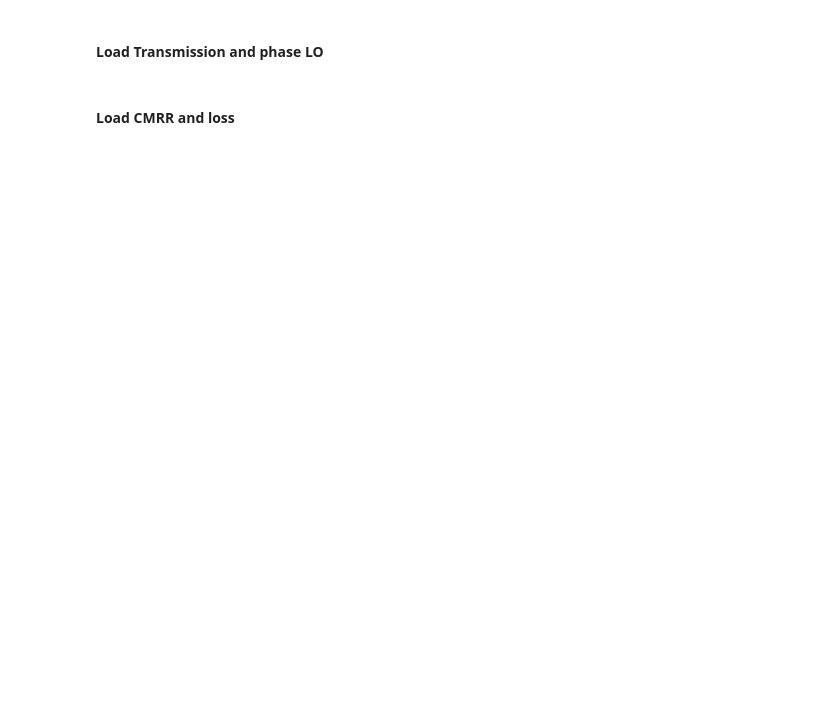
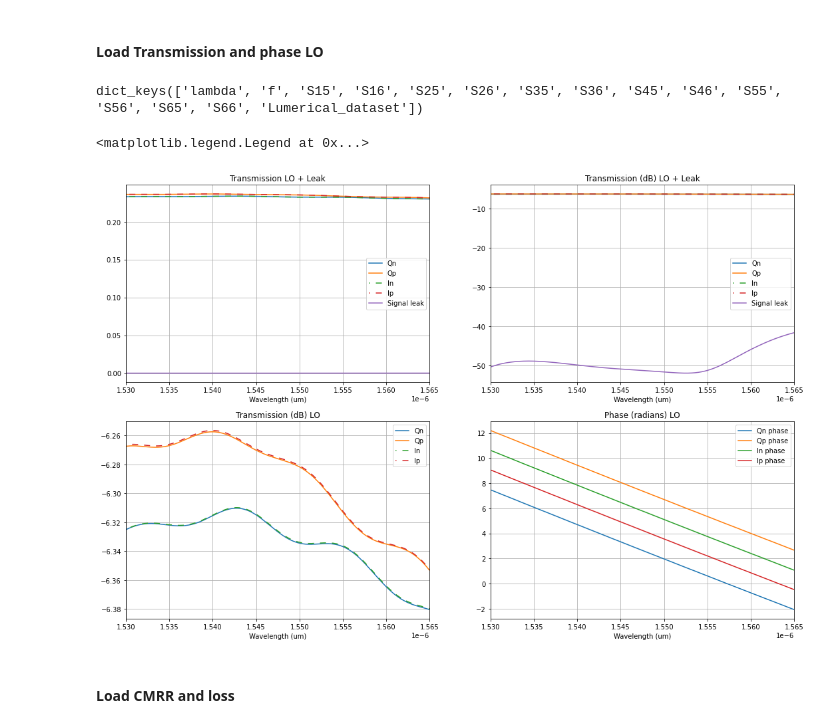
Before and after one commit to CaioRodrigues200/Photonics-training, a Jupyter notebook: Projects/Optical_Hybrid/SimulationFiles/HybridAssembly.ipynb, the cells around one changed output. Cells and saved outputs as stored; diff of their text form; code cells hidden in the pictures; blank space fills up the shorter version.

```diff
--- a/Projects/Optical_Hybrid/SimulationFiles/HybridAssembly.ipynb
+++ b/Projects/Optical_Hybrid/SimulationFiles/HybridAssembly.ipynb
@@ -499,42 +503,46 @@ ax[0][0].plot(S['lambda'],np.abs(SPort2)**2, label='Qp')
 ax[0][0].plot(S['lambda'],np.abs(SPort3)**2, linestyle=(5, (6, 6)), label='In')
 ax[0][0].plot(S['lambda'],np.abs(SPort4)**2, linestyle=(5, (6, 6)), label='Ip')
 ax[0][0].plot(S['lambda'],np.abs(SPort5)**2, label='Signal leak')
-ax[0][0].set_title('Transmission LO')
+ax[0][0].set_title('Transmission LO + Leak')
 ax[0][0].set_xlabel('Wavelength (um)')
 ax[0][0].set_xlim(wavelim)
 ax[0][0].grid(True)
 ax[0][0].legend()
 
-ax[0][1].plot(S['lambda'],hyb.unwrap(np.angle(SPort1,deg=True)) - hyb.unwrap(np.angle(SPort4,deg=True)), label='Qn - Ip')
-ax[0][1].plot(S['lambda'],hyb.unwrap(np.angle(SPort2,deg=True)) - hyb.unwrap(np.angle(SPort1,deg=True)), label='Qp - Qn')
-ax[0][1].plot(S['lambda'],hyb.unwrap(np.angle(SPort3,deg=True)) - hyb.unwrap(np.angle(SPort2,deg=True)), label='In - Qp')
-ax[0][1].plot(S['lambda'],-hyb.unwrap(np.angle(SPort4,deg=True)) + hyb.unwrap(np.angle(SPort3,deg=True)), label='Ip - In')
-ax[0][1].set_title('Phase (degrees) LO')
+ax[0][1].plot(S['lambda'],10*np.log10(np.abs(SPort1)**2), label='Qn')
+ax[0][1].plot(S['lambda'],10*np.log10(np.abs(SPort2)**2), label='Qp')
+ax[0][1].plot(S['lambda'],10*np.log10(np.abs(SPort3)**2),linestyle=(5, (6, 6)),label='In')
+ax[0][1].plot(S['lambda'],10*np.log10(np.abs(SPort4)**2),linestyle=(5, (6, 6)), label='Ip')
+ax[0][1].plot(S['lambda'],10*np.log10(np.abs(SPort5)**2), label='Signal leak')
+ax[0][1].set_title('Transmission (dB) LO + Leak')
 ax[0][1].set_xlabel('Wavelength (um)')
 ax[0][1].set_xlim(wavelim)
 ax[0][1].grid(True)
 ax[0][1].legend()
 
 ax[1][0].plot(S['lambda'],10*np.log10(np.abs(SPort1)**2), label='Qn')
 ax[1][0].plot(S['lambda'],10*np.log10(np.abs(SPort2)**2), label='Qp')
 ax[1][0].plot(S['lambda'],10*np.log10(np.abs(SPort3)**2),linestyle=(5, (6, 6)),label='In')
 ax[1][0].plot(S['lambda'],10*np.log10(np.abs(SPort4)**2),linestyle=(5, (6, 6)), label='Ip')
-ax[1][0].plot(S['lambda'],10*np.log10(np.abs(SPort5)**2), label='Signal leak')
 ax[1][0].set_title('Transmission (dB) LO')
 ax[1][0].set_xlabel('Wavelength (um)')
 ax[1][0].set_xlim(wavelim)
 ax[1][0].grid(True)
 ax[1][0].legend()
 
 ax[1][1].plot(S['lambda'], hyb.unwrap(np.angle(SPort1)), label='Qn phase')
 ax[1][1].plot(S['lambda'], hyb.unwrap(np.angle(SPort2)), label='Qp phase')
 ax[1][1].plot(S['lambda'], hyb.unwrap(np.angle(SPort3)), label='In phase')
 ax[1][1].plot(S['lambda'], hyb.unwrap(np.angle(SPort4)), label='Ip phase')
 ax[1][1].set_title('Phase (radians) LO')
 ax[1][1].set_xlabel('Wavelength (um)')
 ax[1][1].set_xlim(wavelim)
 ax[1][1].grid(True)
 ax[1][1].legend()
+# %% [output]
+dict_keys(['lambda', 'f', 'S15', 'S16', 'S25', 'S26', 'S35', 'S36', 'S45', 'S46', 'S55', 'S56', 'S65', 'S66', 'Lumerical_dataset'])
+<matplotlib.legend.Legend at 0x...>
+[figure, added]
 # %% [markdown]
 #### Load CMRR and loss
 # %%
```
Also changed, not shown: parts of 7 cells of this notebook, 2 other files.
